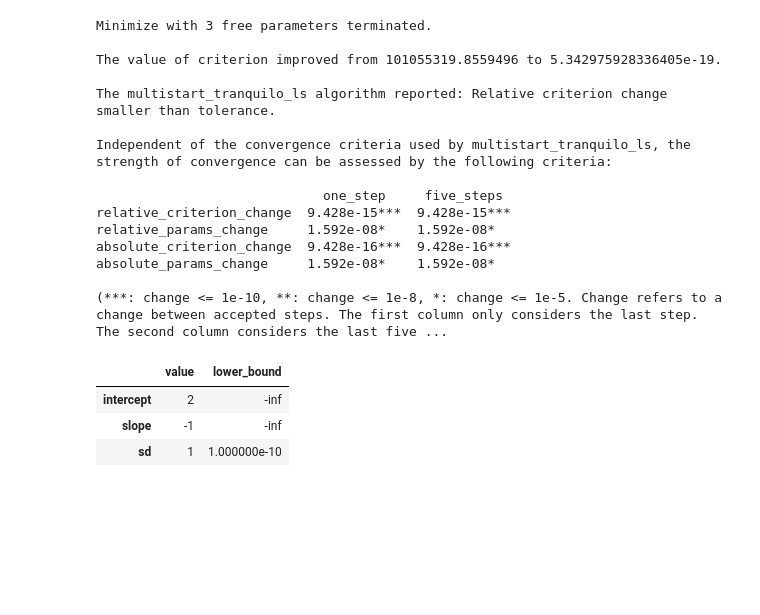
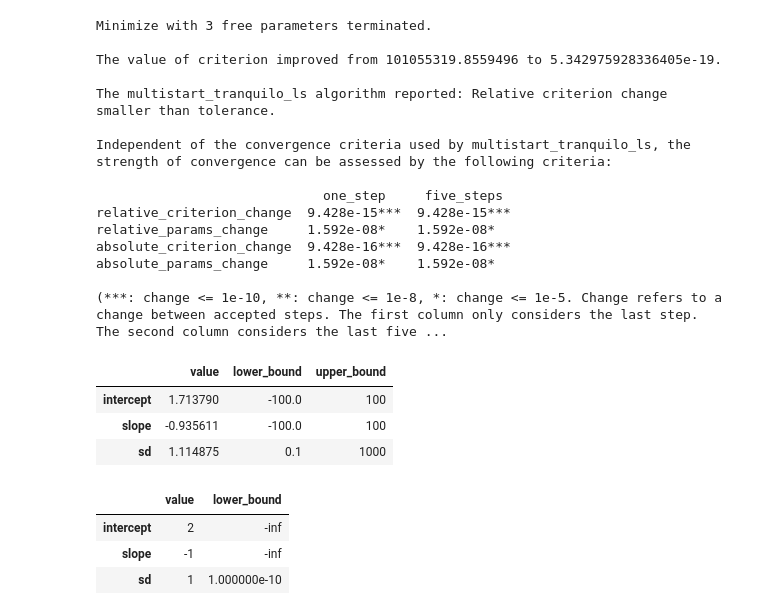
Before and after one commit to segsell/elder_care, a Jupyter notebook: src/elder_care/sandbox/msm.ipynb, the cells around one changed output. Cells and saved outputs as stored; diff of their text form; code cells hidden in the pictures; blank space fills up the shorter version.

```diff
--- a/src/elder_care/sandbox/msm.ipynb
+++ b/src/elder_care/sandbox/msm.ipynb
@@ -307,6 +307,26 @@ absolute_criterion_change  9.428e-16***  9.428e-16***
 absolute_params_change     1.592e-08*    1.592e-08*
 
 (***: change <= 1e-10, **: change <= 1e-8, *: change <= 1e-5. Change refers to a change between accepted steps. The first column only considers the last step. The second column considers the last five ...
+# %%
+res = em.estimate_msm(
+    simulate_moments,
+    empirical_moments,
+    np.eye(5),
+    params=start_params_zero_bound,
+    optimize_options={
+        "algorithm": "tranquilo_ls",
+        "algo_options": algo_options,
+        "multistart": True,
+        "multistart_options": options
+    },
+)
+# %%
+res.params
+# %% [output]
+|  | value | lower_bound | upper_bound |
+| intercept | 1.713790 | -100.0 | 100 |
+| slope | -0.935611 | -100.0 | 100 |
+| sd | 1.114875 | 0.1 | 1000 |
 # %%
 true_params
 # %% [output]
```
Also changed, not shown: 1 other file.
